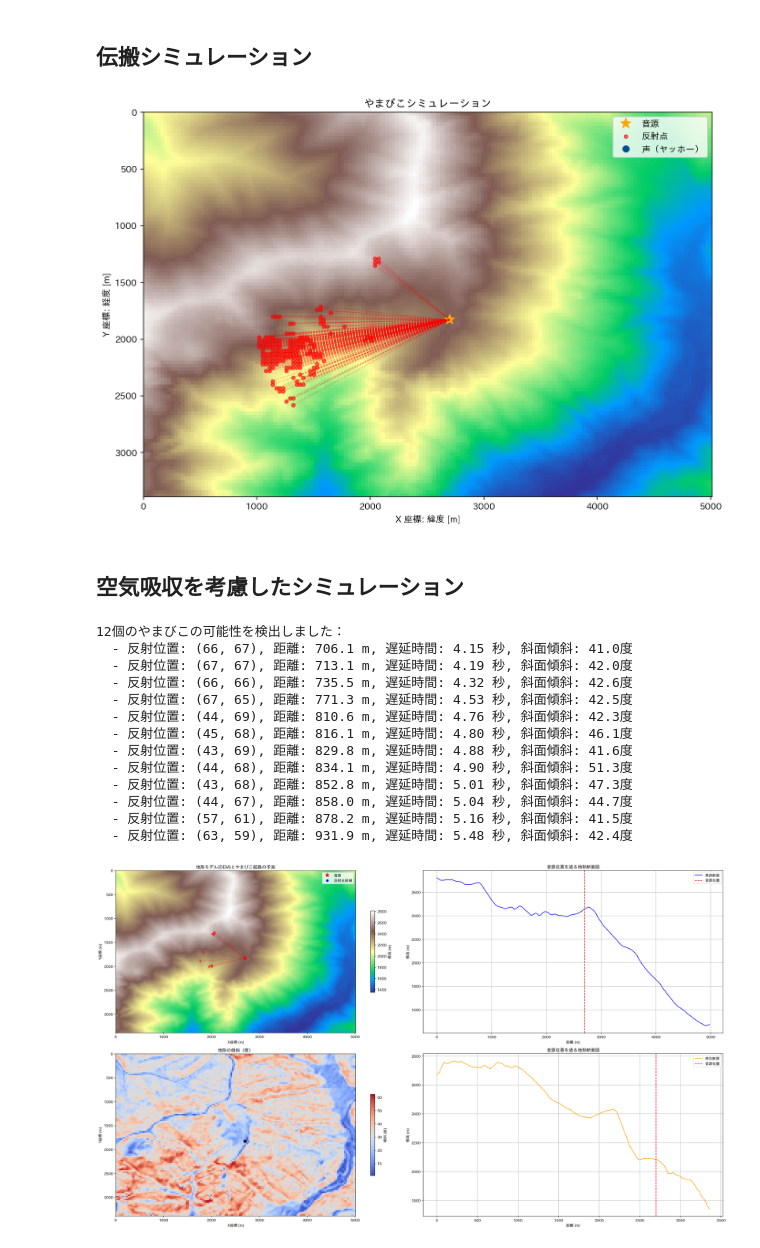
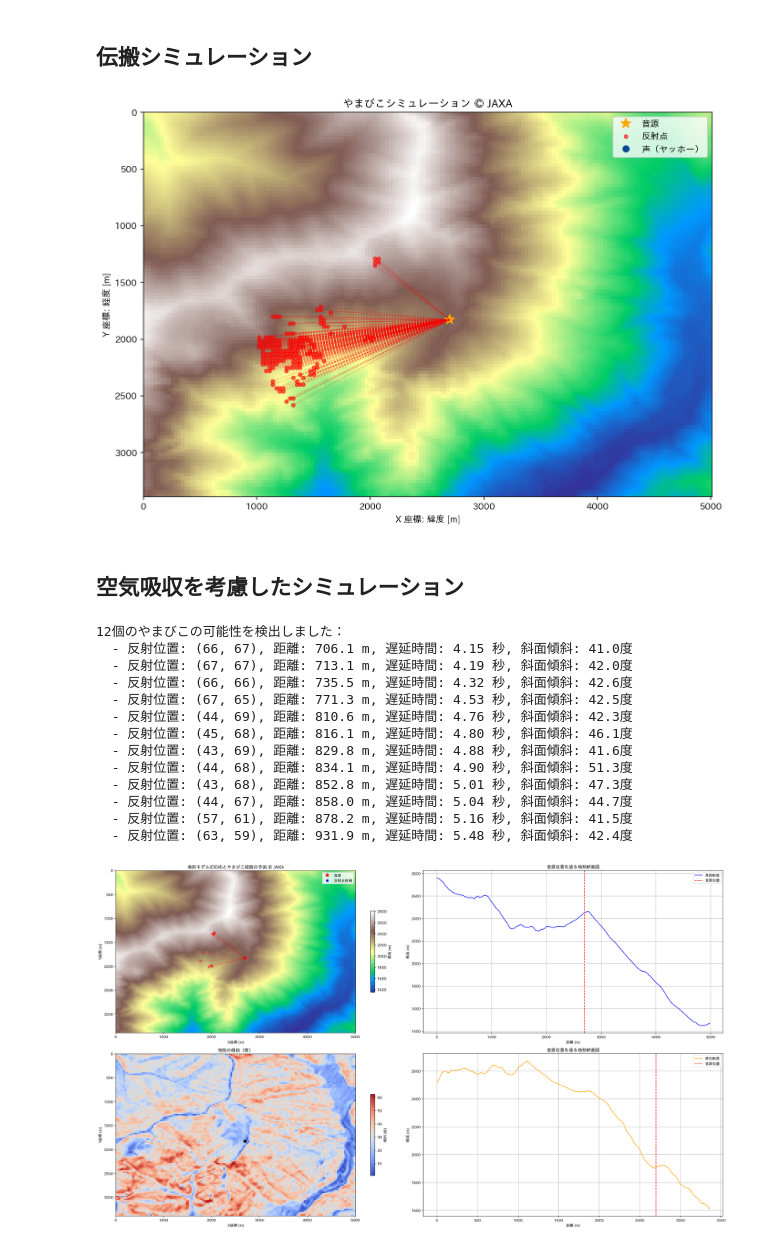
Before and after one commit to syu-tan/article-yamap-001, a Jupyter notebook: src/006_yamabiko_aw3d.ipynb, the cells around one changed output. Drawn from its saved outputs; the diff is of its cells as text; code cells hidden in the pictures.

```diff
--- a/src/006_yamabiko_aw3d.ipynb
+++ b/src/006_yamabiko_aw3d.ipynb
@@ -664,7 +666,7 @@ fig, ax = plt.subplots(2, 2, figsize=(24, 14), facecolor="w", dpi=140, edgecolor
 grid_size_y, grid_size_x = dem_data.shape
 im = ax[0, 0].imshow(dem_data, cmap='terrain', origin='upper',
                     extent=[0, grid_size_x * cell_dim, grid_size_y * cell_dim, 0])
-ax[0, 0].set_title("地形モデル(DEM)とやまびこ経路の予測")
+ax[0, 0].set_title("地形モデル(DEM)とやまびこ経路の予測  © JAXA")
 
 ax[0, 0].plot(source_x, source_y, '*', markersize=12, label='音源', color='red')
 
@@ -691,8 +693,10 @@ ax[1, 0].set_xlabel("X座標 (m)")
 ax[1, 0].set_ylabel("Y座標 (m)")
 fig.colorbar(im, ax=ax[1, 0], label='傾斜 (度)', shrink=0.5)
 
+
+
 # 音源を通る断面図の可視化
-ax[0, 1].plot(np.arange(grid_size_x) * cell_dim, dem_data[grid_size_y // 2, :],
+ax[0, 1].plot(np.arange(grid_size_x) * cell_dim, dem_data[pixel_y, :],
             label='東西断面', color='b')
 ax[0, 1].axvline(x=source_x, color='r', linestyle='--', label='音源位置')
 ax[0, 1].set_title("音源位置を通る地形断面図")
@@ -702,7 +706,7 @@ ax[0, 1].legend()
 ax[0, 1].grid(True)
 
 # 音源を通る断面図の可視化
-ax[1, 1].plot(np.arange(grid_size_y) * cell_dim, dem_data[:, grid_size_x // 2],
+ax[1, 1].plot(np.arange(grid_size_y) * cell_dim, dem_data[:, pixel_x],
             label='南北断面', color='orange')
 ax[1, 1].axvline(x=source_x, color='r', linestyle='--', label='音源位置')
 ax[1, 1].set_title("音源位置を通る地形断面図")
@@ -1042,7 +1046,7 @@ ax.imshow(
     dem_data, cmap="terrain", origin="upper",
     extent=[0, gs_x * cell_dim, gs_y * cell_dim, 0],
 )
-ax.set_title("やまびこシミュレーション")
+ax.set_title("やまびこシミュレーション © JAXA")
 ax.set_xlabel("X 座標: 緯度 [m]")
 ax.set_ylabel("Y 座標: 経度 [m]")
 ax.plot(src_x, src_y, "*", ms=12, color="orange", label="音源")
@@ -1108,7 +1112,7 @@ ani.save(
 plt.tight_layout()
 plt.show()
 # %% [output]
-[figure, old version]
+[figure, new version]
 # %% [markdown]
 ## 空気吸収を考慮したシミュレーション
 # %%
@@ -1142,7 +1146,7 @@ fig, ax = plt.subplots(2, 2, figsize=(24, 14), facecolor="w", dpi=140, edgecolor
 grid_size_y, grid_size_x = dem_data.shape
 im = ax[0, 0].imshow(dem_data, cmap='terrain', origin='upper',
                     extent=[0, grid_size_x * cell_dim, grid_size_y * cell_dim, 0])
-ax[0, 0].set_title("地形モデル(DEM)とやまびこ経路の予測")
+ax[0, 0].set_title("地形モデル(DEM)とやまびこ経路の予測 © JAXA")
 
 ax[0, 0].plot(source_x, source_y, '*', markersize=12, label='音源', color='red')
 
@@ -1170,7 +1174,7 @@ ax[1, 0].set_ylabel("Y座標 (m)")
 fig.colorbar(im, ax=ax[1, 0], label='傾斜 (度)', shrink=0.5)
 
 # 音源を通る断面図の可視化
-ax[0, 1].plot(np.arange(grid_size_x) * cell_dim, dem_data[grid_size_y // 2, :],
+ax[0, 1].plot(np.arange(grid_size_x) * cell_dim, dem_data[pixel_y, :],
             label='東西断面', color='b')
 ax[0, 1].axvline(x=source_x, color='r', linestyle='--', label='音源位置')
 ax[0, 1].set_title("音源位置を通る地形断面図")
@@ -1179,35 +1183,35 @@ ax[0, 1].set_ylabel("標高 (m)")
 ax[0, 1].legend()
 ax[0, 1].grid(True)
 
 # 音源を通る断面図の可視化
-ax[1, 1].plot(np.arange(grid_size_y) * cell_dim, dem_data[:, grid_size_x // 2],
+ax[1, 1].plot(np.arange(grid_size_y) * cell_dim, dem_data[:, pixel_x],
             label='南北断面', color='orange')
 ax[1, 1].axvline(x=source_x, color='r', linestyle='--', label='音源位置')
 ax[1, 1].set_title("音源位置を通る地形断面図")
 ax[1, 1].set_xlabel("距離 (m)")
 ax[1, 1].set_ylabel("標高 (m)")
 ax[1, 1].legend()
 ax[1, 1].grid(True)
 
 plt.tight_layout()
 plt.savefig(os.path.join(PATH_OUTPUT, 'kasagadake_echo_simulation_1000m.png'), bbox_inches='tight')
 plt.show();
 plt.clf();plt.close('all')
 # %% [output]
 12個のやまびこの可能性を検出しました：
   - 反射位置: (66, 67), 距離: 706.1 m, 遅延時間: 4.15 秒, 斜面傾斜: 41.0度
   - 反射位置: (67, 67), 距離: 713.1 m, 遅延時間: 4.19 秒, 斜面傾斜: 42.0度
   - 反射位置: (66, 66), 距離: 735.5 m, 遅延時間: 4.32 秒, 斜面傾斜: 42.6度
   - 反射位置: (67, 65), 距離: 771.3 m, 遅延時間: 4.53 秒, 斜面傾斜: 42.5度
   - 反射位置: (44, 69), 距離: 810.6 m, 遅延時間: 4.76 秒, 斜面傾斜: 42.3度
   - 反射位置: (45, 68), 距離: 816.1 m, 遅延時間: 4.80 秒, 斜面傾斜: 46.1度
   - 反射位置: (43, 69), 距離: 829.8 m, 遅延時間: 4.88 秒, 斜面傾斜: 41.6度
   - 反射位置: (44, 68), 距離: 834.1 m, 遅延時間: 4.90 秒, 斜面傾斜: 51.3度
   - 反射位置: (43, 68), 距離: 852.8 m, 遅延時間: 5.01 秒, 斜面傾斜: 47.3度
   - 反射位置: (44, 67), 距離: 858.0 m, 遅延時間: 5.04 秒, 斜面傾斜: 44.7度
   - 反射位置: (57, 61), 距離: 878.2 m, 遅延時間: 5.16 秒, 斜面傾斜: 41.5度
   - 反射位置: (63, 59), 距離: 931.9 m, 遅延時間: 5.48 秒, 斜面傾斜: 42.4度
-[figure, old version]
+[figure, new version]
 # %%
 df = pd.DataFrame({
     "position_x": [echo['position'][1] for echo in echoes],
```
Also changed, not shown: parts of 4 cells of this notebook.
